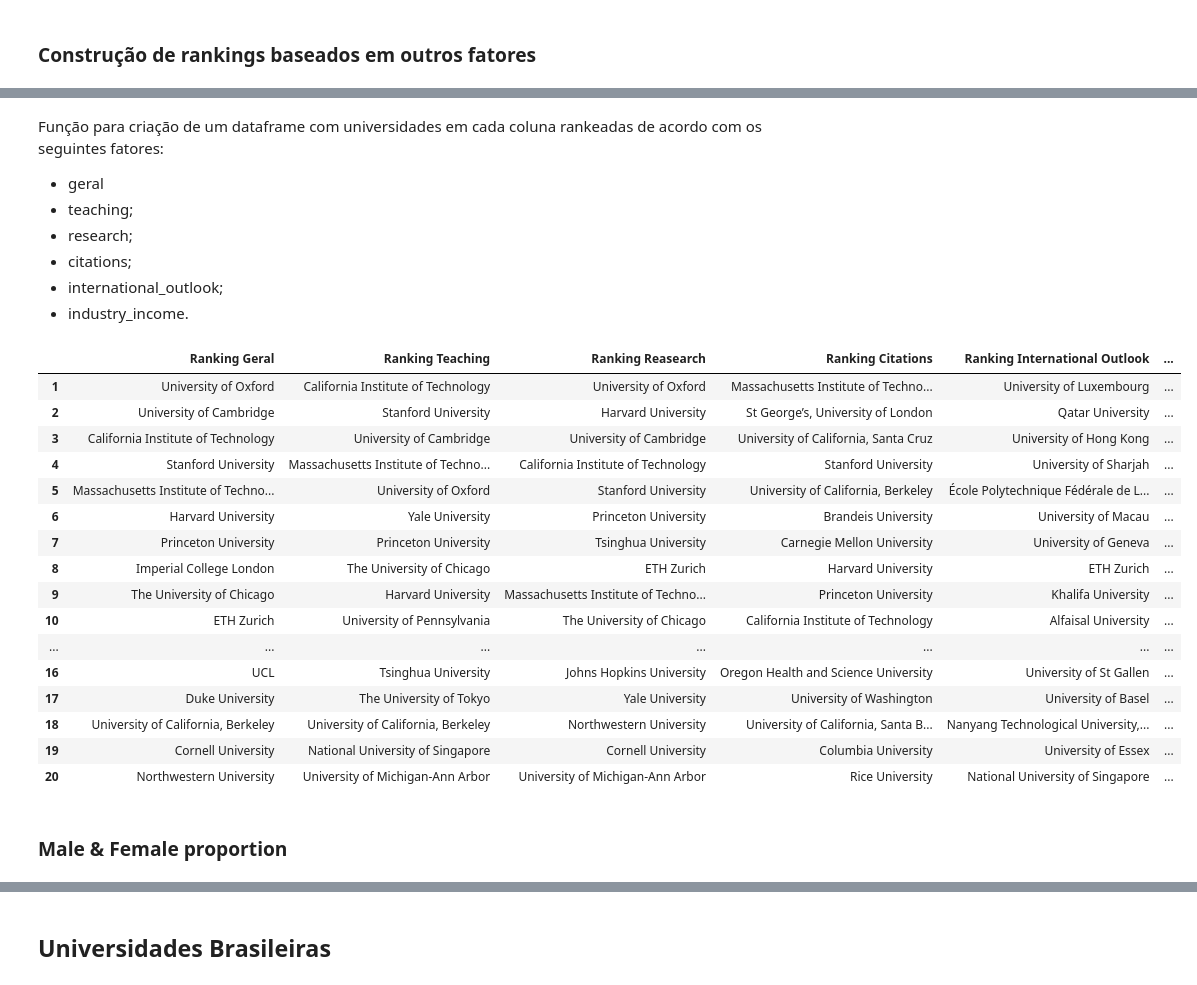
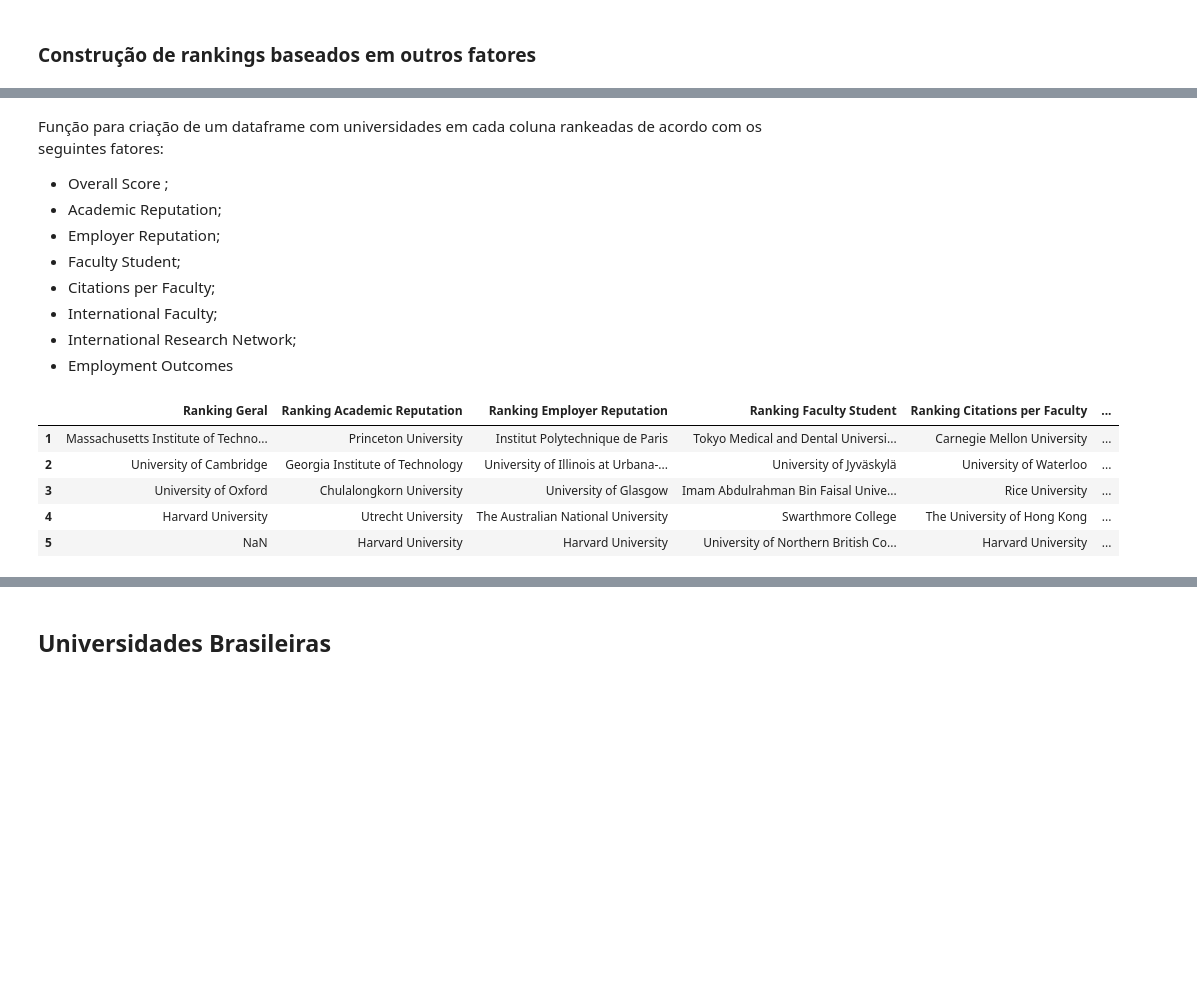
Before and after one commit to RodolfoPCruz/education_analysis, a Jupyter notebook: QS Ranking/QS Ranking.ipynb, the cells around one changed output, grey strips where cells are left out. Cells and saved outputs as stored; diff of their text form; code cells hidden in the pictures; blank space fills up the shorter version.

```diff
--- a/QS Ranking/QS Ranking.ipynb
+++ b/QS Ranking/QS Ranking.ipynb
@@ -250,6 +250,7 @@ df_qs_2025['International Students Rank']         =df_qs_2025['International Stu
 df_qs_2025['International Research Network Rank'] =df_qs_2025['International Research Network'].rank(numeric_only=True,ascending=False,method='min')
 df_qs_2025['Employment Outcomes Rank']            =df_qs_2025['Employment Outcomes'].rank(numeric_only=True,ascending=False,method='min')
 df_qs_2025['Sustainability Rank']                 =df_qs_2025['Sustainability'].rank(numeric_only=True,ascending=False,method='min')
+df_qs_2025['Overall Score Rank']                  =df_qs_2025['QS Overall Score'].rank(numeric_only=True,ascending=False,method='min')
 # %%
 #Ranking criados estão no formato numérico
 df_qs_2025.info()
@@ -373,6 +374,9 @@ Data columns (total 29 columns):
  28  Overall SCORE                         602 non-null    float64
 dtypes: float64(10), object(19)
 memory usage: 339.3+ KB
+# %%
+#Criar coluna com rank baseado em overall score
+df_qs_2024['Overall Score Rank']=df_qs_2024['Overall SCORE'].rank(numeric_only=True,ascending=False,method='min')
 # %% [markdown]
 ### Ranking 2023
 # %%
@@ -446,6 +450,9 @@ Data columns (total 21 columns):
  20  score scaled   500 non-null    float64
 dtypes: float64(9), int64(1), object(11)
 memory usage: 233.4+ KB
+# %%
+#Criar coluna com rank baseado em overall score
+df_qs_2023['Overall Score Rank']=df_qs_2023['score scaled'].rank(numeric_only=True,ascending=False,method='min')
 # %% [markdown]
 ### Rankings 2017 a 2022
 # %%
@@ -988,10 +1035,12 @@ ranking_2024_research
 # %% [markdown]
 Função para criação de um dataframe com universidades em cada coluna rankeadas de acordo com os seguintes fatores:
 
- - geral
- - teaching;
- - research;
- - citations;
- - international_outlook;
- - industry_income.
+ - Overall Score ;
+ - Academic Reputation;
+ - Employer Reputation;
+ - Faculty Student;
+ - Citations per Faculty;
+ - International Faculty;
+ - International Research Network;
+ - Employment Outcomes
 # %%
@@ -1035,25 +1084,15 @@ def ranking_seis_fatores(dados,ano,n_posicoes,coluna_names='name'):
 # %%
 #Exemplo: Top 20 para o ano de 2024
 
-top_20_2024=ranking_seis_fatores(df_dados,'2024',20)
+fatores=['Academic Reputation','Employer Reputation','Faculty Student','Citations per Faculty','International Faculty',
+         'International Research Network','Employment Outcomes']
+
+top_20_2024=ranking_diversos_fatores(df_qs_2023_2025,2024,5,fatores,)
 top_20_2024
 # %% [output]
-|  | Ranking Geral | Ranking Teaching | Ranking Reasearch | Ranking Citations | Ranking International Outlook | ... |
-| 1 | University of Oxford | California Institute of Technology | University of Oxford | Massachusetts Institute of Techno... | University of Luxembourg | ... |
-| 2 | University of Cambridge | Stanford University | Harvard University | St George’s, University of London | Qatar University | ... |
-| 3 | California Institute of Technology | University of Cambridge | University of Cambridge | University of California, Santa Cruz | University of Hong Kong | ... |
-| 4 | Stanford University | Massachusetts Institute of Techno... | California Institute of Technology | Stanford University | University of Sharjah | ... |
-| 5 | Massachusetts Institute of Techno... | University of Oxford | Stanford University | University of California, Berkeley | École Polytechnique Fédérale de L... | ... |
-| 6 | Harvard University | Yale University | Princeton University | Brandeis University | University of Macau | ... |
-| 7 | Princeton University | Princeton University | Tsinghua University | Carnegie Mellon University | University of Geneva | ... |
-| 8 | Imperial College London | The University of Chicago | ETH Zurich | Harvard University | ETH Zurich | ... |
-| 9 | The University of Chicago | Harvard University | Massachusetts Institute of Techno... | Princeton University | Khalifa University | ... |
-| 10 | ETH Zurich | University of Pennsylvania | The University of Chicago | California Institute of Technology | Alfaisal University | ... |
-| ... | ... | ... | ... | ... | ... | ... |
-| 16 | UCL | Tsinghua University | Johns Hopkins University | Oregon Health and Science University | University of St Gallen | ... |
-| 17 | Duke University | The University of Tokyo | Yale University | University of Washington | University of Basel | ... |
-| 18 | University of California, Berkeley | University of California, Berkeley | Northwestern University | University of California, Santa B... | Nanyang Technological University,... | ... |
-| 19 | Cornell University | National University of Singapore | Cornell University | Columbia University | University of Essex | ... |
-| 20 | Northwestern University | University of Michigan-Ann Arbor | University of Michigan-Ann Arbor | Rice University | National University of Singapore | ... |
+|  | Ranking Geral | Ranking Academic Reputation | Ranking Employer Reputation | Ranking Faculty Student | Ranking Citations per Faculty | ... |
+| 1 | Massachusetts Institute of Techno... | Princeton University | Institut Polytechnique de Paris | Tokyo Medical and Dental Universi... | Carnegie Mellon University | ... |
+| 2 | University of Cambridge | Georgia Institute of Technology | University of Illinois at Urbana-... | University of Jyväskylä | University of Waterloo | ... |
+| 3 | University of Oxford | Chulalongkorn University | University of Glasgow | Imam Abdulrahman Bin Faisal Unive... | Rice University | ... |
+| 4 | Harvard University | Utrecht University | The Australian National University | Swarthmore College | The University of Hong Kong | ... |
+| 5 | NaN | Harvard University | Harvard University | University of Northern British Co... | Harvard University | ... |
-# %% [markdown]
-### Male & Female proportion
```
Also changed, not shown: parts of 29 cells of this notebook.
